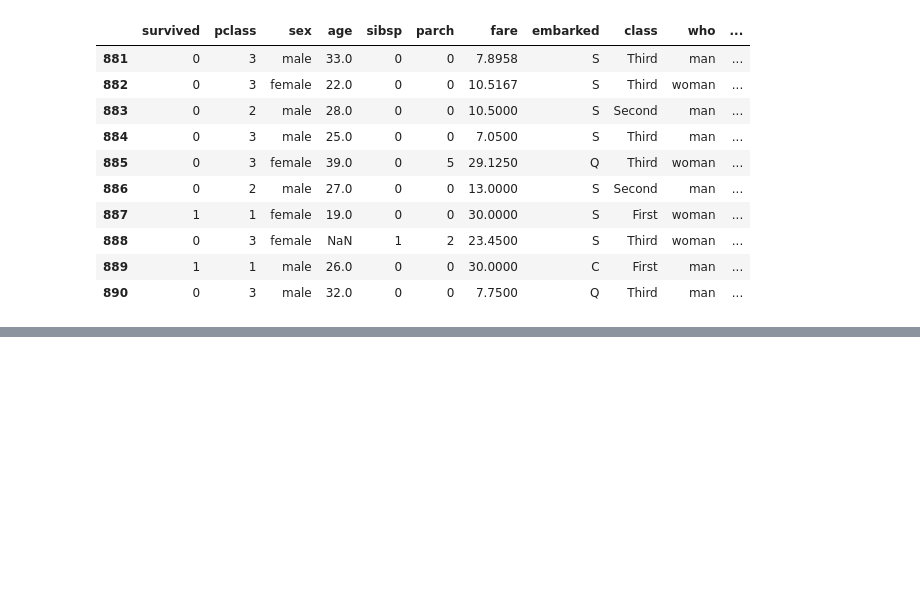
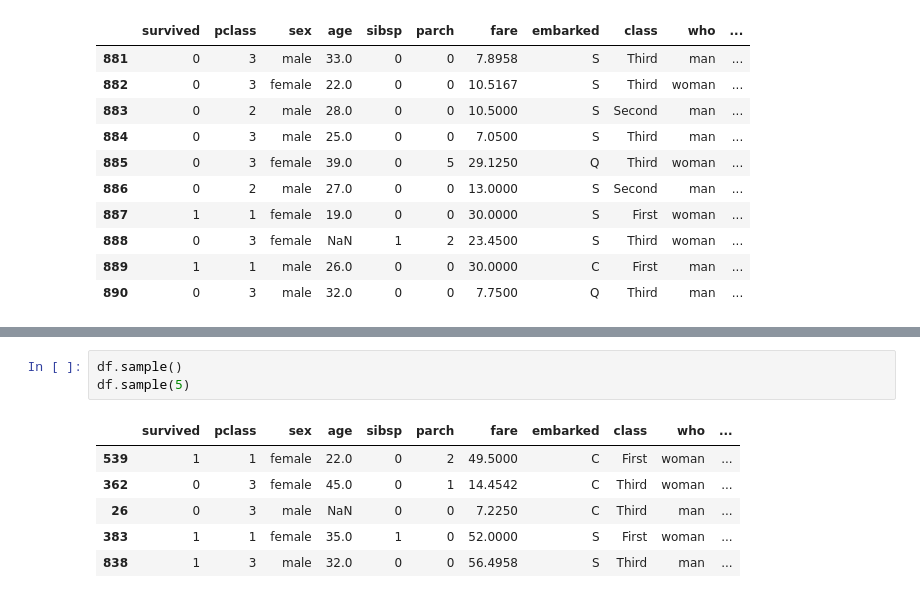
Before and after one commit to shivanshkumar88/Python-Data-Science, a Jupyter notebook: Data Analysis/Analysis.ipynb, the cells around one changed output, grey strips where cells are left out. Cells and saved outputs as stored; diff of their text form; blank space fills up the shorter version.

```diff
--- a/Data Analysis/Analysis.ipynb
+++ b/Data Analysis/Analysis.ipynb
@@ -73,0 +104,10 @@ df.tail(10) #To see last.
+# %%
+df.sample()
+df.sample(5)
+# %% [output]
+|  | survived | pclass | sex | age | sibsp | parch | fare | embarked | class | who | ... |
+| 539 | 1 | 1 | female | 22.0 | 0 | 2 | 49.5000 | C | First | woman | ... |
+| 362 | 0 | 3 | female | 45.0 | 0 | 1 | 14.4542 | C | Third | woman | ... |
+| 26 | 0 | 3 | male | NaN | 0 | 0 | 7.2250 | C | Third | man | ... |
+| 383 | 1 | 1 | female | 35.0 | 1 | 0 | 52.0000 | S | First | woman | ... |
+| 838 | 1 | 3 | male | 32.0 | 0 | 0 | 56.4958 | S | Third | man | ... |
```
Also changed, not shown: parts of 17 cells of this notebook.
